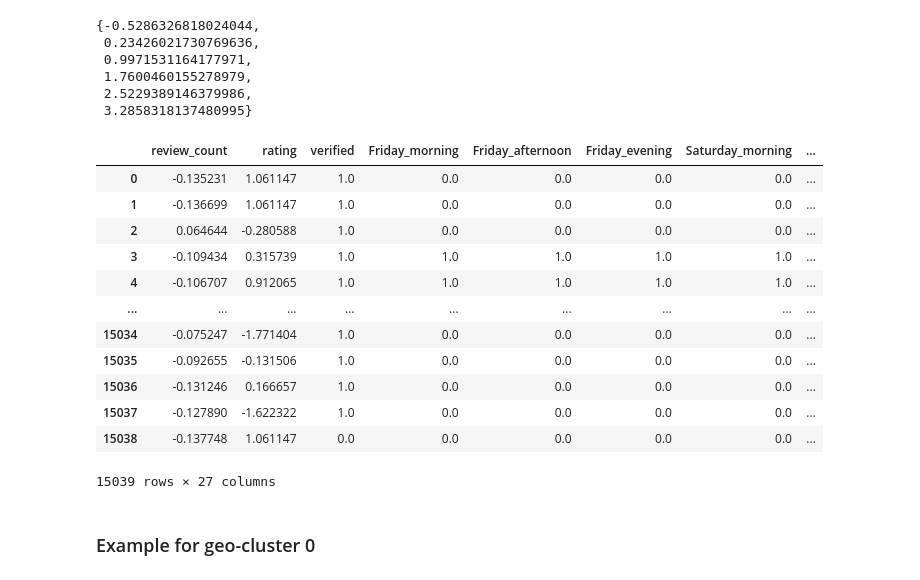
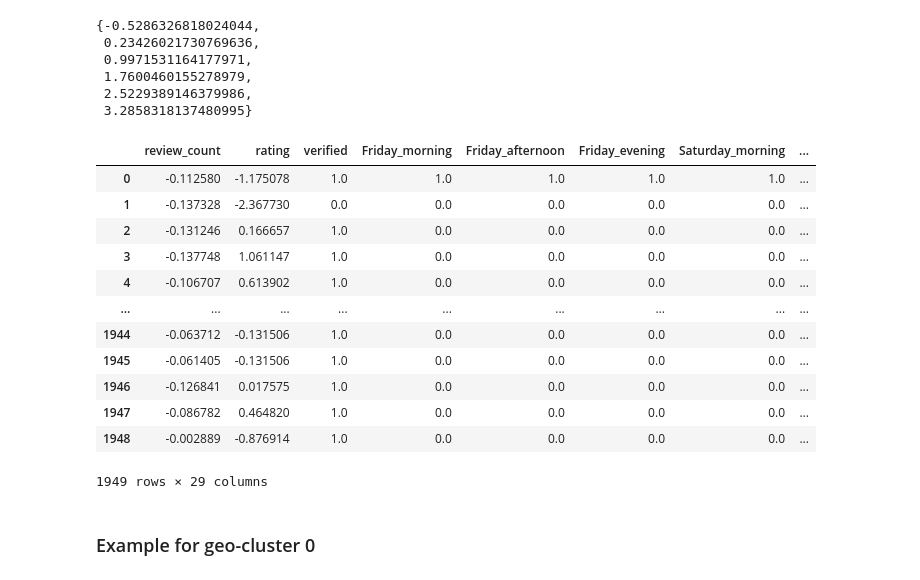
Before and after one commit to katarzynarogalska/LocationIntelligence-clustering, a Jupyter notebook: Location_Model_Building.ipynb, the cells around one changed output. Saved outputs shown, nothing was run; the diff lists cells and outputs as text; code cells hidden in the pictures.

```diff
--- a/Location_Model_Building.ipynb
+++ b/Location_Model_Building.ipynb
@@ -715,0 +718,6 @@ The fact that a given company is open in given hours shifts the prediction towar
+# %%
+model = KMeans(n_clusters=2)
+df = new_val_df
+model.fit(df)
+
+k_mean_labeled_val = assign_cluster_labels(model,df)
@@ -800,24 +847,27 @@ set(k_mean_labeled['geo_cluster']) # question - can we get back original cluster
  3.2858318137480995}
 # %%
 second_standardizer = standardizer.steps[0][1]
+second_standardizer_val = standardizer.steps[0][1]
 df = k_mean_labeled
+df_val = k_mean_labeled_val
 # inverse transform for this df from second standardizer to better interpret the results
 original_geo_cluster = second_standardizer.inverse_transform(df)
-original_geo_cluster
+original_geo_cluster_val = second_standardizer_val.inverse_transform(df_val)
+original_geo_cluster_val
 # %% [output]
 |  | review_count | rating | verified | Friday_morning | Friday_afternoon | Friday_evening | Saturday_morning | ... |
-| 0 | -0.135231 | 1.061147 | 1.0 | 0.0 | 0.0 | 0.0 | 0.0 | ... |
-| 1 | -0.136699 | 1.061147 | 1.0 | 0.0 | 0.0 | 0.0 | 0.0 | ... |
-| 2 | 0.064644 | -0.280588 | 1.0 | 0.0 | 0.0 | 0.0 | 0.0 | ... |
-| 3 | -0.109434 | 0.315739 | 1.0 | 1.0 | 1.0 | 1.0 | 1.0 | ... |
-| 4 | -0.106707 | 0.912065 | 1.0 | 1.0 | 1.0 | 1.0 | 1.0 | ... |
+| 0 | -0.112580 | -1.175078 | 1.0 | 1.0 | 1.0 | 1.0 | 1.0 | ... |
+| 1 | -0.137328 | -2.367730 | 0.0 | 0.0 | 0.0 | 0.0 | 0.0 | ... |
+| 2 | -0.131246 | 0.166657 | 1.0 | 0.0 | 0.0 | 0.0 | 0.0 | ... |
+| 3 | -0.137748 | 1.061147 | 1.0 | 0.0 | 0.0 | 0.0 | 0.0 | ... |
+| 4 | -0.106707 | 0.613902 | 1.0 | 0.0 | 0.0 | 0.0 | 0.0 | ... |
 | ... | ... | ... | ... | ... | ... | ... | ... | ... |
-| 15034 | -0.075247 | -1.771404 | 1.0 | 0.0 | 0.0 | 0.0 | 0.0 | ... |
-| 15035 | -0.092655 | -0.131506 | 1.0 | 0.0 | 0.0 | 0.0 | 0.0 | ... |
-| 15036 | -0.131246 | 0.166657 | 1.0 | 0.0 | 0.0 | 0.0 | 0.0 | ... |
-| 15037 | -0.127890 | -1.622322 | 1.0 | 0.0 | 0.0 | 0.0 | 0.0 | ... |
-| 15038 | -0.137748 | 1.061147 | 0.0 | 0.0 | 0.0 | 0.0 | 0.0 | ... |
+| 1944 | -0.063712 | -0.131506 | 1.0 | 0.0 | 0.0 | 0.0 | 0.0 | ... |
+| 1945 | -0.061405 | -0.131506 | 1.0 | 0.0 | 0.0 | 0.0 | 0.0 | ... |
+| 1946 | -0.126841 | 0.017575 | 1.0 | 0.0 | 0.0 | 0.0 | 0.0 | ... |
+| 1947 | -0.086782 | 0.464820 | 1.0 | 0.0 | 0.0 | 0.0 | 0.0 | ... |
+| 1948 | -0.002889 | -0.876914 | 1.0 | 0.0 | 0.0 | 0.0 | 0.0 | ... |
-15039 rows × 27 columns
+1949 rows × 29 columns
 # %% [markdown]
 ### Example for geo-cluster 0
 # %%
```
Also changed, not shown: parts of 7 cells of this notebook.
